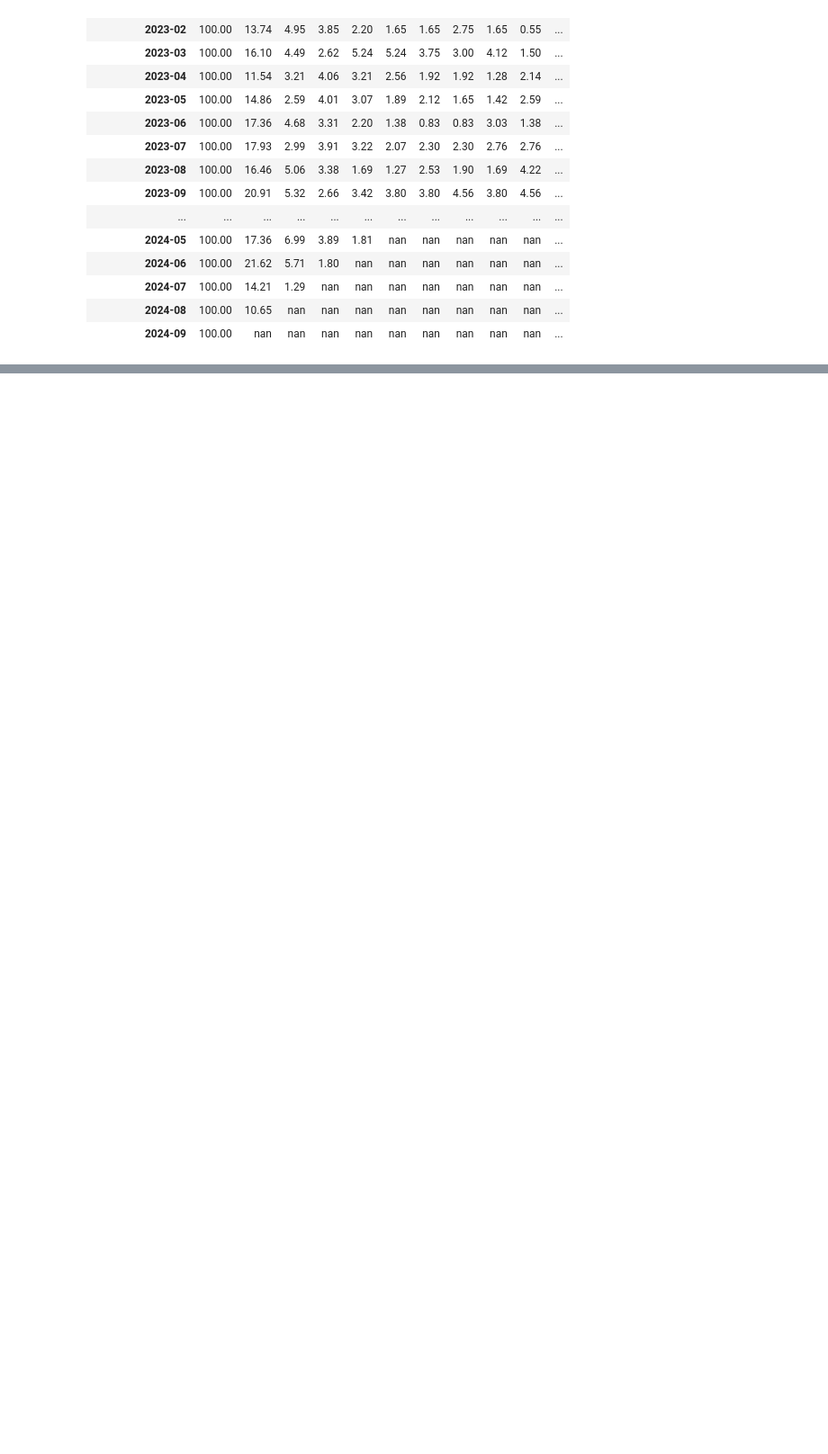
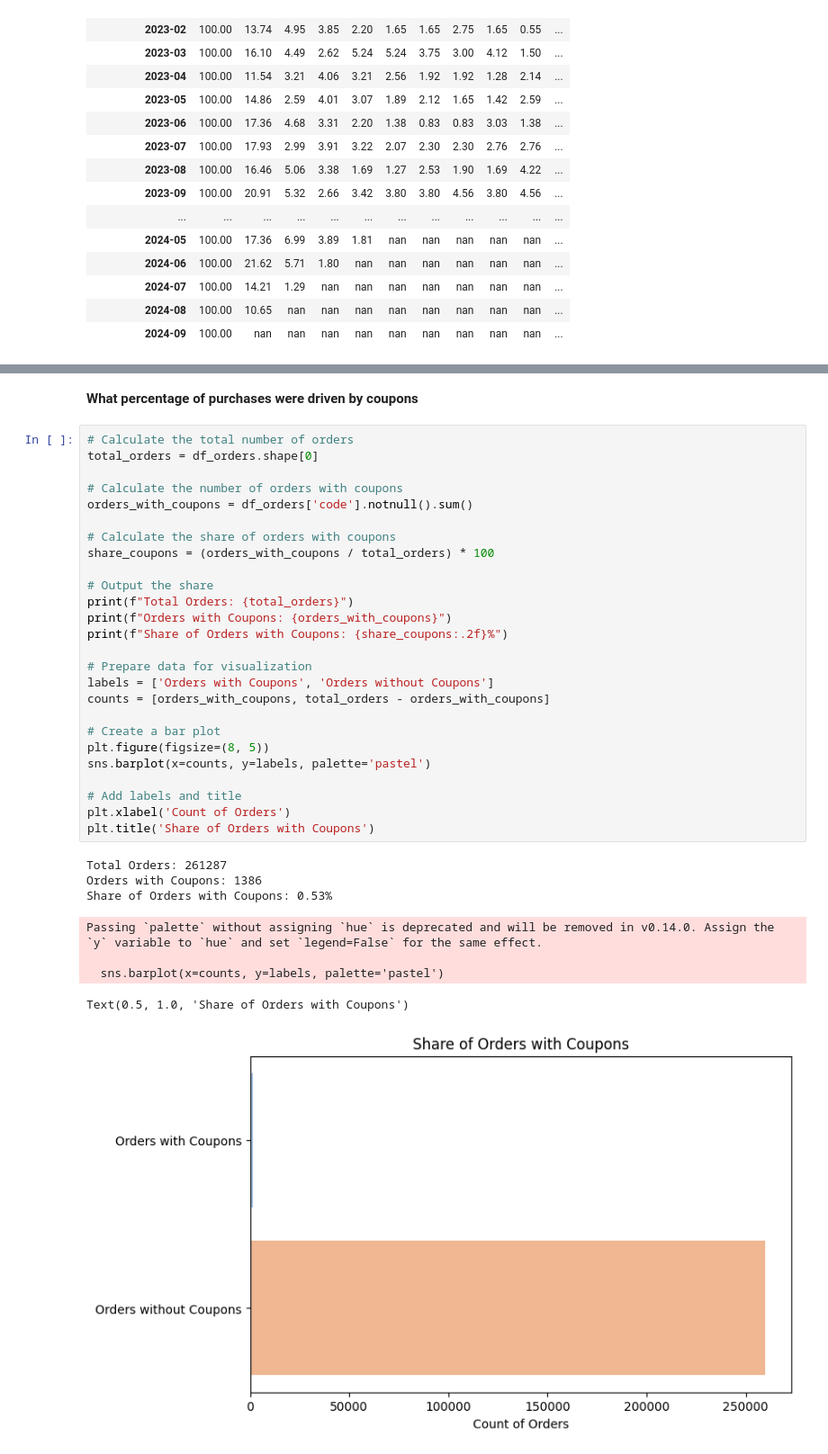
Before and after one commit to PavelZarankin/Cohora_task, a Jupyter notebook: Solutions.ipynb, the cells around one changed output, grey strips where cells are left out. Shown at 90% size. Drawn from its saved outputs; the diff is of its cells as text; blank space fills up the shorter version.

```diff
--- a/Solutions.ipynb
+++ b/Solutions.ipynb
@@ -761,0 +812,37 @@ styled_cohort_buyers
+# %% [markdown]
+**What percentage of purchases were driven by coupons**
+# %%
+# Calculate the total number of orders
+total_orders = df_orders.shape[0]
+
+# Calculate the number of orders with coupons
+orders_with_coupons = df_orders['code'].notnull().sum()
+
+# Calculate the share of orders with coupons
+share_coupons = (orders_with_coupons / total_orders) * 100
+
+# Output the share
+print(f"Total Orders: {total_orders}")
+print(f"Orders with Coupons: {orders_with_coupons}")
+print(f"Share of Orders with Coupons: {share_coupons:.2f}%")
+
+# Prepare data for visualization
+labels = ['Orders with Coupons', 'Orders without Coupons']
+counts = [orders_with_coupons, total_orders - orders_with_coupons]
+
+# Create a bar plot
+plt.figure(figsize=(8, 5))
+sns.barplot(x=counts, y=labels, palette='pastel')
+
+# Add labels and title
+plt.xlabel('Count of Orders')
+plt.title('Share of Orders with Coupons')
+# %% [output]
+Total Orders: 261287
+Orders with Coupons: 1386
+Share of Orders with Coupons: 0.53%
+Passing `palette` without assigning `hue` is deprecated and will be removed in v0.14.0. Assign the `y` variable to `hue` and set `legend=False` for the same effect.
+
+  sns.barplot(x=counts, y=labels, palette='pastel')
+Text(0.5, 1.0, 'Share of Orders with Coupons')
+[figure, added]
```
Also changed, not shown: parts of 10 cells of this notebook.
